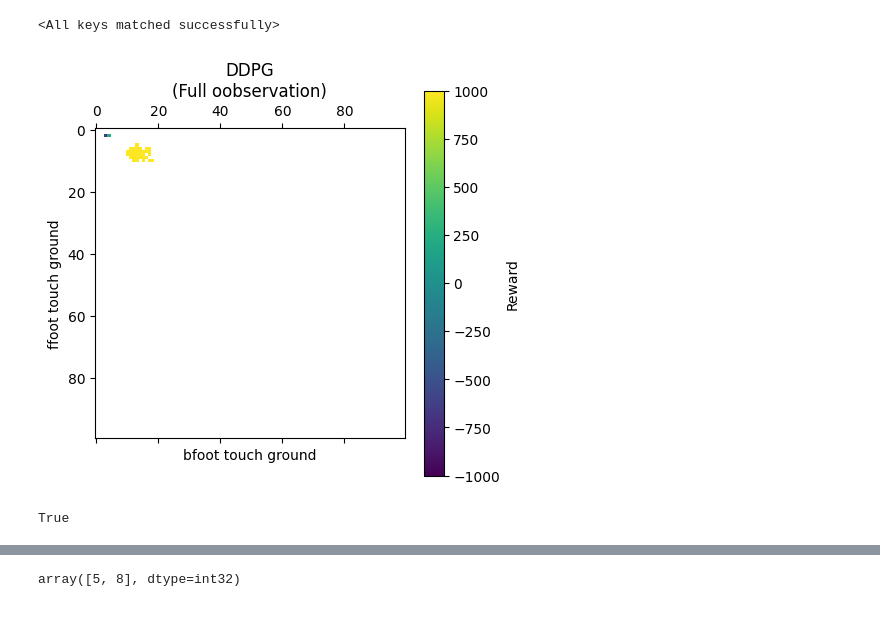
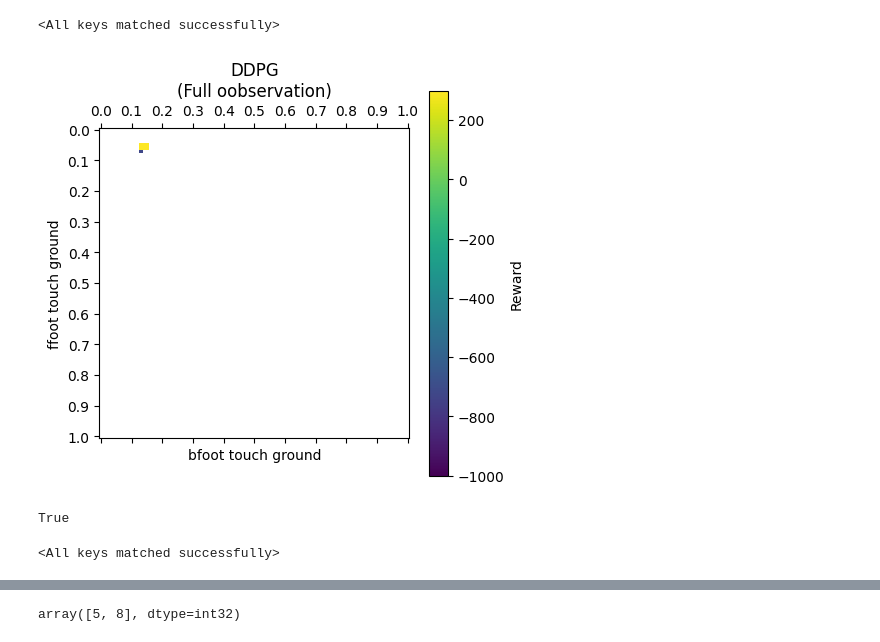
Before and after one commit to TheSun00000/QD-RL-Subspace, a Jupyter notebook: halfcheetah.ipynb, the cells around one changed output, grey strips where cells are left out. Drawn from its saved outputs; the diff is of its cells as text; code cells hidden in the pictures.

```diff
--- a/halfcheetah.ipynb
+++ b/halfcheetah.ipynb
@@ -131,7 +131,7 @@ def collect_trajectories(env, model, alpha, n_steps):
     for _ in range(n_steps):
         state = torch.FloatTensor(state).to(device)
         action, log_p, state_value, entropy = model(state, alpha)
-        next_state, reward, terminated, truncated, info = env.step(action.cpu().numpy())
+        next_state, reward, terminated, truncated, info = env.step(action.cpu().tolist())
         done = terminated or truncated
 
         states.append(state)
@@ -268,7 +268,7 @@ def evaluate(env, model, alpha):
         state = torch.FloatTensor(state).to(device)
         with torch.no_grad():
             action, log_p, state_value, entropy = model(state, alpha)
-        next_state, reward, terminated, truncated, _ = env.step(action.cpu().numpy())
+        next_state, reward, terminated, truncated, _ = env.step(action.cpu().tolist())
 
         info['bfoot_touch_ground'].append(int(5 in env.data.contact.geom2))
         info['ffoot_touch_ground'].append(int(8 in env.data.contact.geom2))
@@ -353,7 +355,7 @@ for epochs in tqdm_epochs:
 ---
 # %%
 model = ActorCriticContinuous(
-    2,
+    1,
     state_dim,
     action_dim,
     same_init=True,
@@ -362,7 +364,7 @@ model = ActorCriticContinuous(
     action_std=0.5
 ).to(device)
 
-model.load_state_dict(torch.load('models/halfcheetah/n_anchors=2.pt'))
+model.load_state_dict(torch.load('models/halfcheetah/n_anchors=1.pt'))
 # %% [output]
 <All keys matched successfully>
 # %%
@@ -372,7 +374,7 @@ def get_descriptor(info):
 descriptors = []
 desc_rewards = []
 
-for _ in tqdm(range(100)):
+for _ in tqdm(range(10)):
     reward, states, info = evaluate(env, model, random_alpha(n_anchors).to(device))
     descriptors.append(get_descriptor(info))
     rewards.append(reward)
@@ -395,43 +397,39 @@ x2_bins = np.linspace(x2_min, x2_max, N)
 
 map_grid = np.full((N, N), np.nan)
 
 
 def get_bin(value, bins):
     return np.digitize(value, bins) - 1
 
 
 for descriptor, reward in zip(descriptors, rewards):
     feature1, feature2 = descriptor[x1], descriptor[x2]
     f1_bin = get_bin(feature1, x1_bins)
     f2_bin = get_bin(feature2, x2_bins)
 
     if np.isnan(map_grid[f1_bin, f2_bin]):
         map_grid[f1_bin][f2_bin] = reward
     else:
         map_grid[f1_bin][f2_bin] = max(map_grid[f1_bin][f2_bin], reward)
 
-# for descriptor in anchor_descriptors:
-#     feature1, feature2 = descriptor[x1], descriptor[x2]
-#     f1_bin = get_bin(feature1, x1_bins)
-#     f2_bin = get_bin(feature2, x2_bins)
-#     map_grid[f1_bin][f2_bin] = -1
-
 
 fig, axs = plt.subplots(1, 1, figsize=(5,5))
 
 
-cax = axs.matshow(map_grid, cmap="viridis", vmin=-1000, vmax=1000)
+cax = axs.matshow(map_grid, cmap="viridis", vmin=-1000, vmax=300)
 axs.set_title('DDPG\n(Full oobservation)', loc='center')
 
 axs.set_xlabel('bfoot touch ground')
 axs.set_ylabel('ffoot touch ground')
-# axs.set_xticklabels(x1_bins.round(2))
-# axs.set_yticklabels(x2_bins.round(2))
+axs.set_xticks(np.linspace(0, N-1, num=11))
+axs.set_xticklabels(np.round(np.linspace(0, 1, num=11), 2))
+axs.set_yticks(np.linspace(0, N-1, num=11))
+axs.set_yticklabels(np.round(np.linspace(0, 1, num=11), 2))
 
 fig.colorbar(cax, ax=axs, orientation='vertical', label='Reward')
 plt.show()
 # %% [output]
-[figure, old version]
+[figure, new version]
 # %%
 # %% [output]
 True
@@ -439,7 +437,7 @@ True
 from time import sleep
 # %%
 model = ActorCriticContinuous(
-    n_anchors,
+    1,
     state_dim,
     action_dim,
     same_init=True,
@@ -448,7 +446,9 @@ model = ActorCriticContinuous(
     action_std=0.5
 ).to(device)
 
-# model.load_state_dict(torch.load('models/halfcheetah/n_anchors=1.pt'))
+model.load_state_dict(torch.load('models/halfcheetah/n_anchors=1.pt'))
+# %% [output]
+<All keys matched successfully>
 # %%
 alpha = torch.tensor([1.])
 
```
Also changed, not shown: parts of 5 cells of this notebook, 7 other files.
